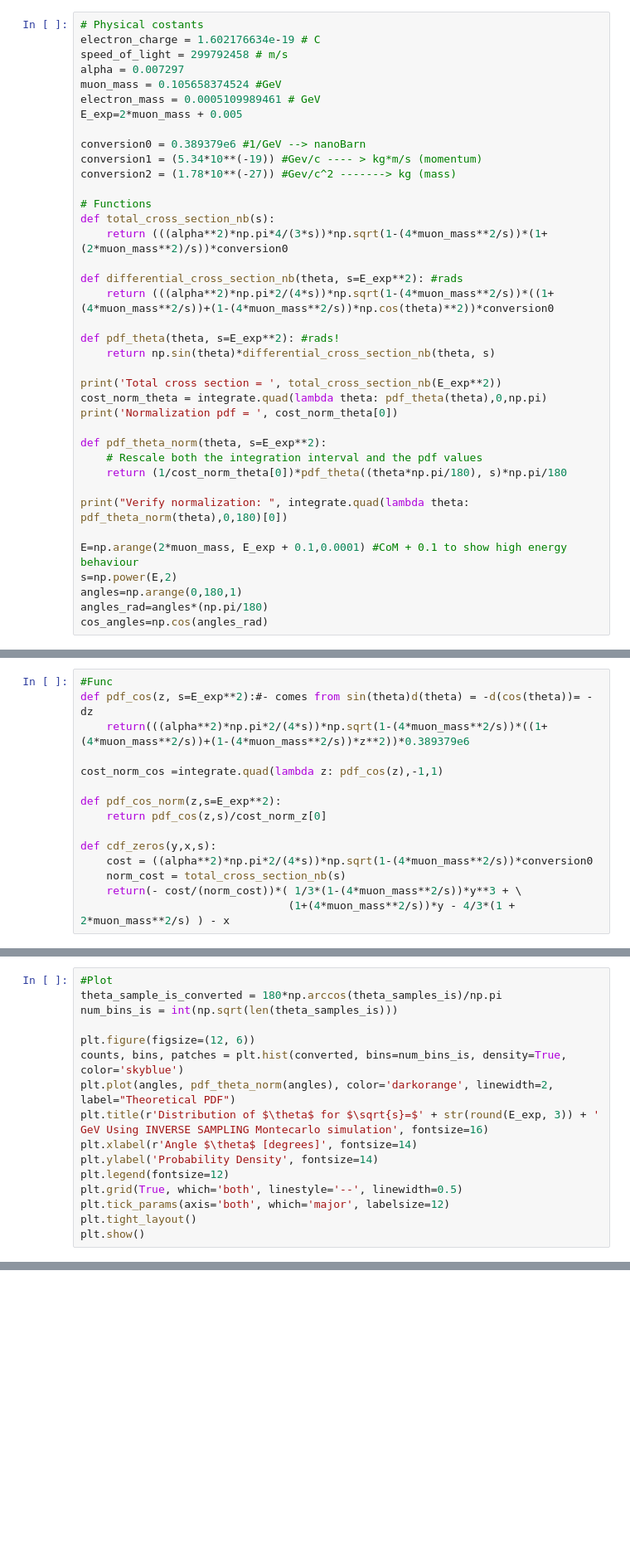
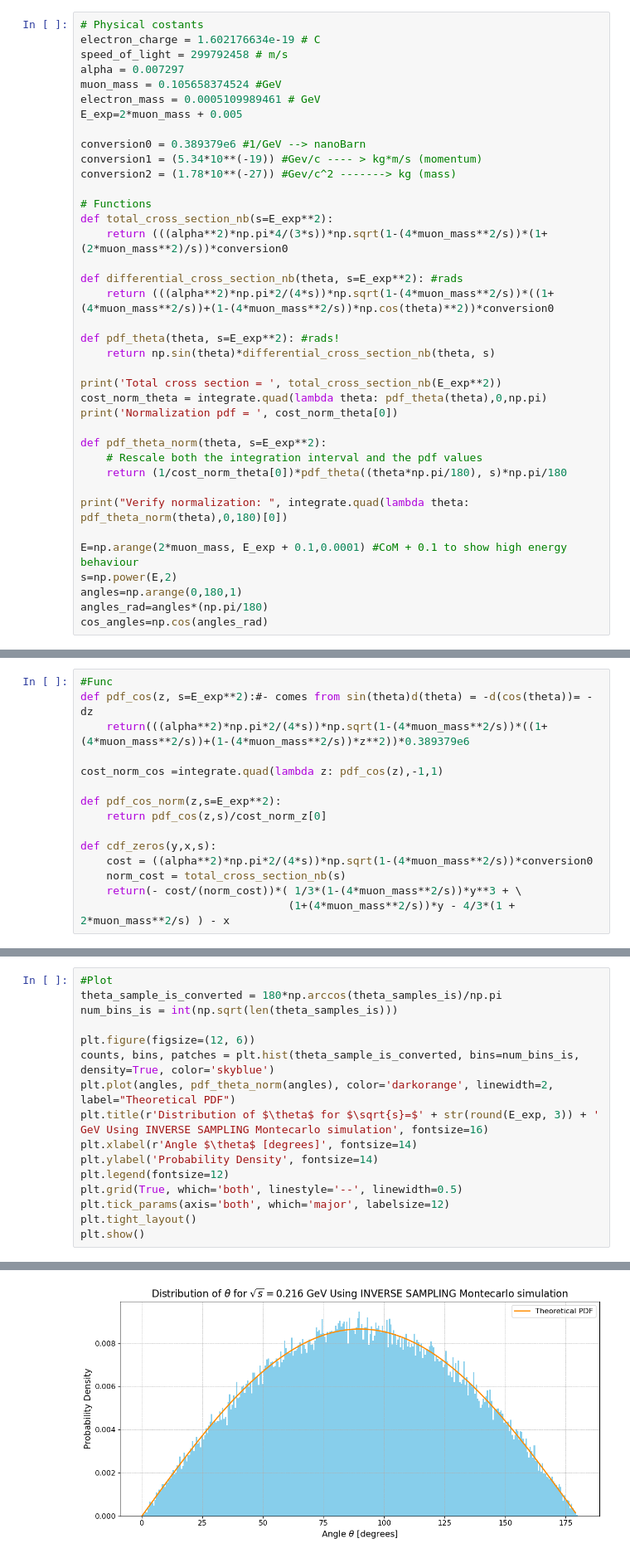
Before and after one commit to pietrobernard/LaCP-Project-2324, a Jupyter notebook: LCP A/MONTECARLO.ipynb, the cells around one changed output, grey strips where cells are left out. Shown at 83% size. Saved outputs shown, nothing was run; the diff lists cells and outputs as text; blank space fills up the shorter version.

```diff
--- a/LCP A/MONTECARLO.ipynb
+++ b/LCP A/MONTECARLO.ipynb
@@ -52,7 +54,7 @@ conversion1 = (5.34*10**(-19)) #Gev/c ---- > kg*m/s (momentum)
 conversion2 = (1.78*10**(-27)) #Gev/c^2 -------> kg (mass)
 
 # Functions
-def total_cross_section_nb(s):
+def total_cross_section_nb(s=E_exp**2):
     return (((alpha**2)*np.pi*4/(3*s))*np.sqrt(1-(4*muon_mass**2/s))*(1+(2*muon_mass**2)/s))*conversion0
 
 def differential_cross_section_nb(theta, s=E_exp**2): #rads
@@ -230,7 +240,7 @@ theta_sample_is_converted = 180*np.arccos(theta_samples_is)/np.pi
 num_bins_is = int(np.sqrt(len(theta_samples_is)))
 
 plt.figure(figsize=(12, 6))
-counts, bins, patches = plt.hist(converted, bins=num_bins_is, density=True, color='skyblue')
+counts, bins, patches = plt.hist(theta_sample_is_converted, bins=num_bins_is, density=True, color='skyblue')
 plt.plot(angles, pdf_theta_norm(angles), color='darkorange', linewidth=2, label="Theoretical PDF")
 plt.title(r'Distribution of $\theta$ for $\sqrt{s}=$' + str(round(E_exp, 3)) + ' GeV Using INVERSE SAMPLING Montecarlo simulation', fontsize=16)
 plt.xlabel(r'Angle $\theta$ [degrees]', fontsize=14)
@@ -245,0 +254 @@ NameError: name 'converted' is not defined
+[figure, added]
```
Also changed, not shown: parts of 15 cells of this notebook.
